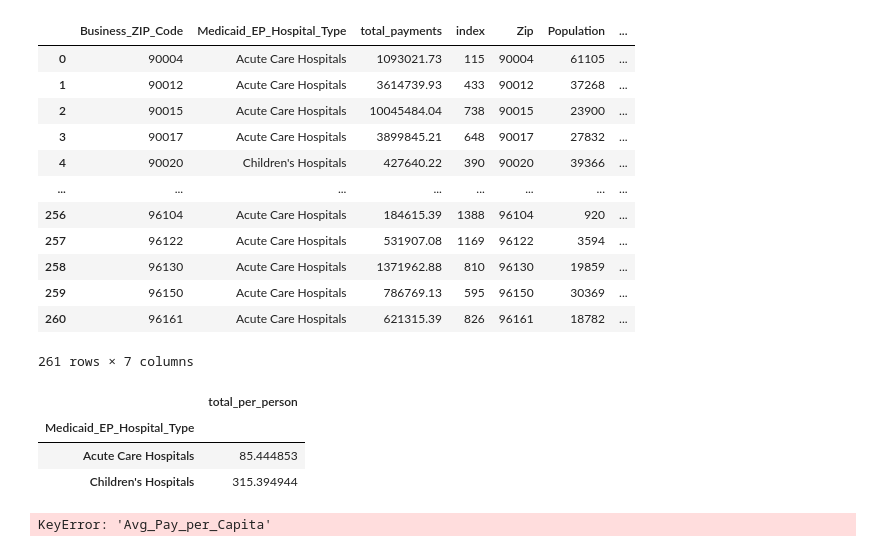
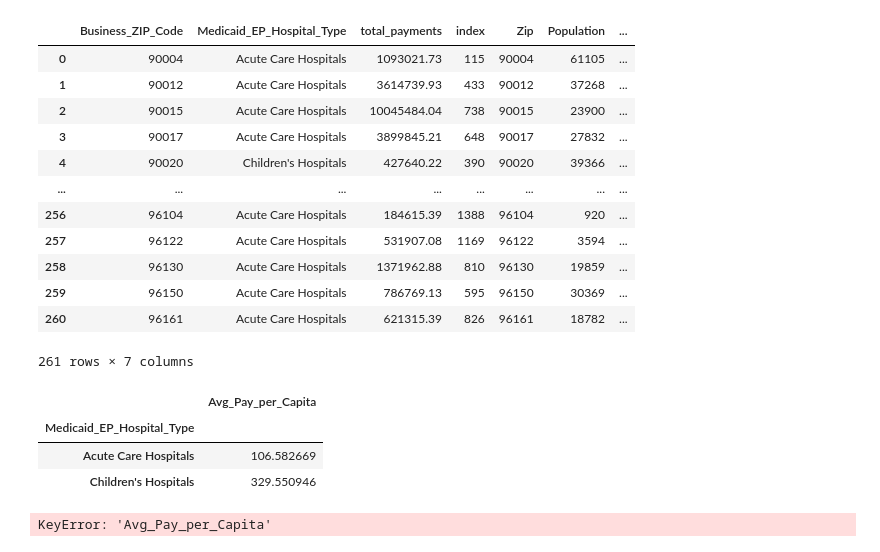
Before and after one commit to msimkins7/hds5210-2022, a Jupyter notebook: week15/week15_assignment.ipynb, the cells around one changed output. Cells and saved outputs as stored; diff of their text form; code cells hidden in the pictures.

```diff
--- a/week15/week15_assignment.ipynb
+++ b/week15/week15_assignment.ipynb
@@ -235,7 +235,7 @@ test = data.pivot_table(
     values = 'total_payments',
     index= ['Business_ZIP_Code', 'Medicaid_EP_Hospital_Type'],
     #columns = 'Medicaid_EP_Hospital_Type',
-    aggfunc = np.ma.mean,
+    aggfunc = np.ma.sum,
     fill_value = 0)
 # %%
 test.reset_index()
@@ -302,13 +302,13 @@ answer = new_test.pivot_table(
     index= 'Medicaid_EP_Hospital_Type',
     aggfunc = np.ma.mean,
     fill_value = 0)
-# %%
-answer
-# %% [output]
-|  | total_per_person |
-| Medicaid_EP_Hospital_Type |  |
-| Acute Care Hospitals | 85.444853 |
-| Children's Hospitals | 315.394944 |
+# %%
+answer.rename(columns={'total_per_person':'Avg_Pay_per_Capita'})
+# %% [output]
+|  | Avg_Pay_per_Capita |
+| Medicaid_EP_Hospital_Type |  |
+| Acute Care Hospitals | 106.582669 |
+| Children's Hospitals | 329.550946 |
 # %%
 assert(type(answer) == pd.core.frame.DataFrame)
 assert(round(answer.query("Medicaid_EP_Hospital_Type == 'Acute Care Hospitals'")['Avg_Pay_per_Capita'].sum(),3) == 106.583)
```
Also changed, not shown: parts of 1 cell of this notebook.
